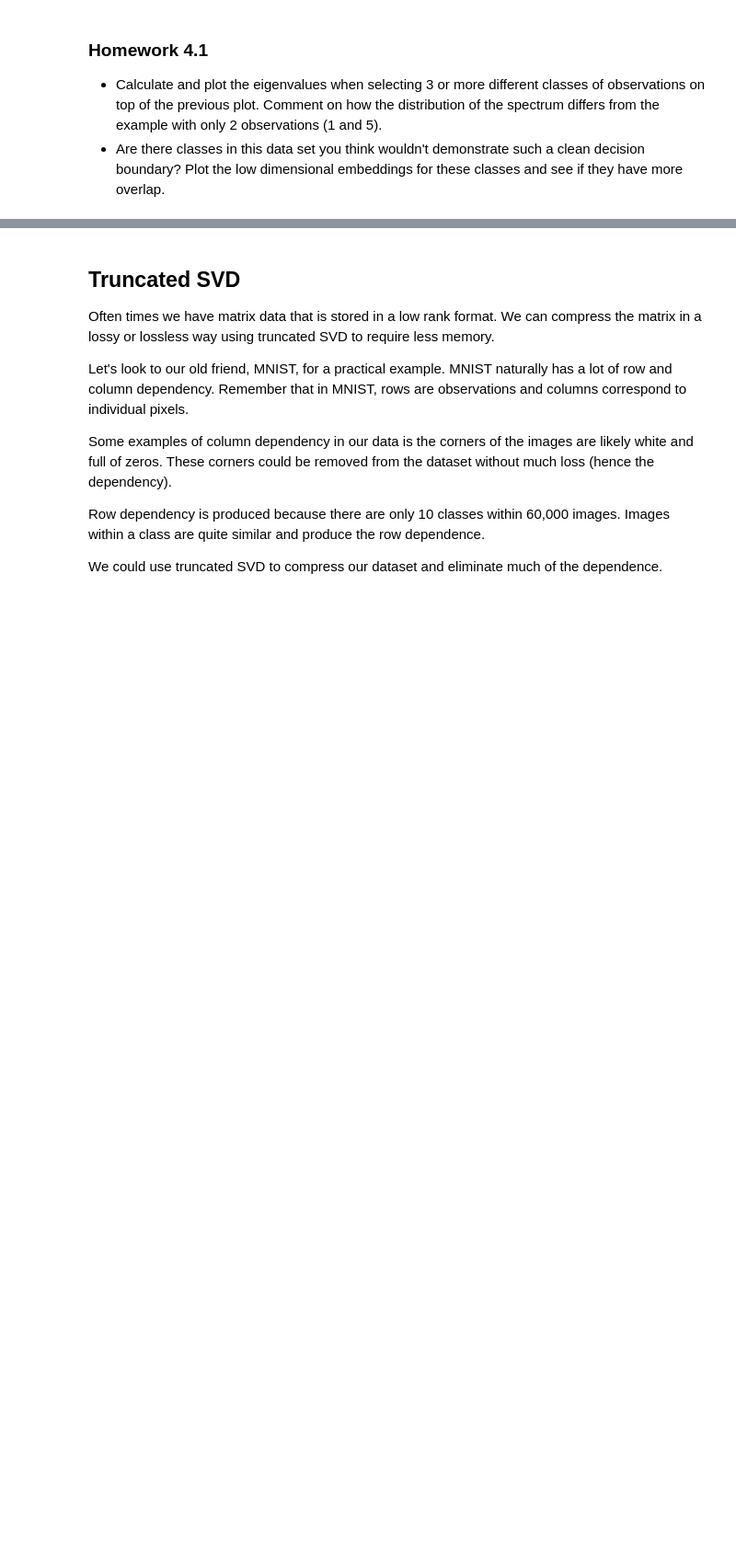
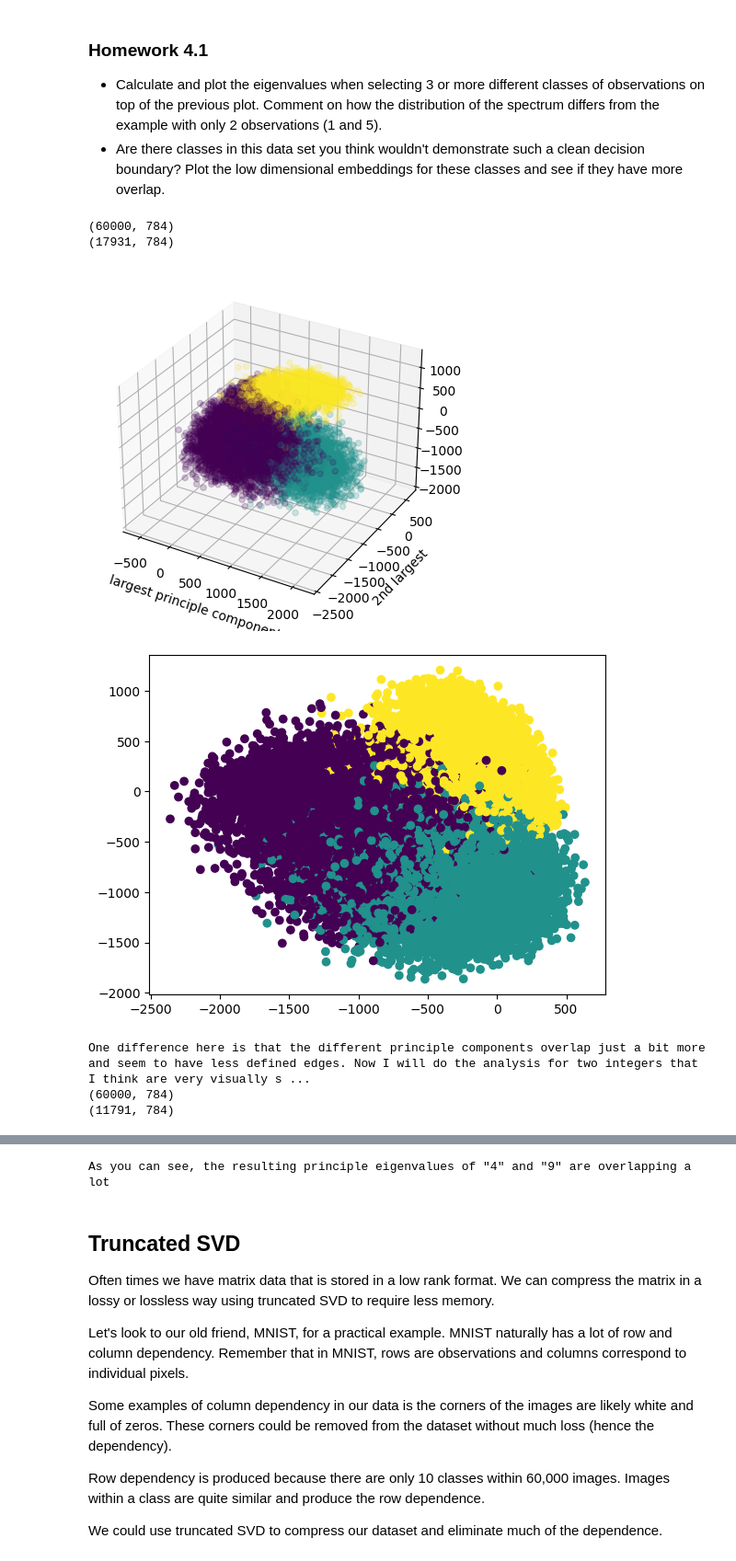
Before and after one commit to microncomputer/AppliedLinearAlgebraFall22, a Jupyter notebook: 343_section4.ipynb, the cells around one changed output, grey strips where cells are left out. Shown at 92% size. Drawn from its saved outputs; the diff is of its cells as text; code cells hidden in the pictures; blank space fills up the shorter version.

```diff
--- a/343_section4.ipynb
+++ b/343_section4.ipynb
@@ -141,0 +118,72 @@ Often times in machine learning we would like to find a decision boundary to cla
+# %%
+print(x_train.shape)
+filter = np.array([True if x == 2 or x == 3 or x == 4 else False for x in y_train])
+data = x_train[filter]
+labels = y_train[filter]
+print(data.shape) #data is smaller than x_train because the filter only leaves the chosen elements
+cov = np.cov(data, rowvar=False)
+eigs, Q = scipy.linalg.eigh(cov)
+x = np.arange(len(eigs))
+
+#plt.scatter(x, eigs)
+#plt.show()
+
+#plt.scatter(x, eigs)
+#plt.yscale('symlog')
+#plt.show()
+
+# training data product with the most significant eigenvectors
+principle_components = data @ Q[:,-3:]
+
+# 3d projection
+fig = plt.figure()
+ax = fig.add_subplot(projection='3d')
+ax.scatter(principle_components[:,0], principle_components[:,1], principle_components[:,2], c=labels, alpha=0.2)
+plt.xlabel("largest principle component")
+plt.ylabel("2nd largest ")
+plt.show()
+# 2d projection
+plt.scatter(principle_components[:,1], principle_components[:,2], c=labels)
+plt.show()
+print("One difference here is that the different principle components overlap just a bit more and seem to have less defined edges. Now I will do the analysis for two integers that I think are very visually similar: 4 and 9")
+filter = np.array([True if x == 4 or x == 9 else False for x in y_train])
+data = x_train[filter]
+print(x_train.shape)
+print(data.shape)
+labels = y_train[filter]
+
+cov = np.cov(data, rowvar=False)
+
+#eigenvalues and vectors of the covariance matrix
+eigs, Q = scipy.linalg.eigh(cov)
+x = np.arange(len(eigs))
+
+#plt.scatter(x, eigs)
+#plt.show()
+
+#plt.scatter(x, eigs)
+#plt.yscale('symlog')
+#plt.show()
+
+principle_components = data @ Q[:,-3:]
+
+# 3d projection
+fig = plt.figure()
+ax = fig.add_subplot(projection='3d')
+ax.scatter(principle_components[:,0], principle_components[:,1], principle_components[:,2], c=labels, alpha=0.2)
+plt.xlabel("largest principle component")
+plt.ylabel("2nd largest ")
+plt.show()
+# 2d projection
+plt.scatter(principle_components[:,1], principle_components[:,2], c=labels)
+plt.show()
+print("As you can see, the resulting principle eigenvalues of \"4\" and \"9\" are overlapping a lot")
+#is that the right idea? -> that the eigenvalues are the values that are being plotted?
+# %% [output]
+(60000, 784)
+(17931, 784)
+[figure, added]
+[figure, added]
+One difference here is that the different principle components overlap just a bit more and seem to have less defined edges. Now I will do the analysis for two integers that I think are very visually s ...
+(60000, 784)
+(11791, 784)
@@ -142 +192,2 @@ Often times in machine learning we would like to find a decision boundary to cla
+As you can see, the resulting principle eigenvalues of "4" and "9" are overlapping a lot
 # %% [markdown]
```
Also changed, not shown: parts of 15 cells of this notebook, 2 other files.
